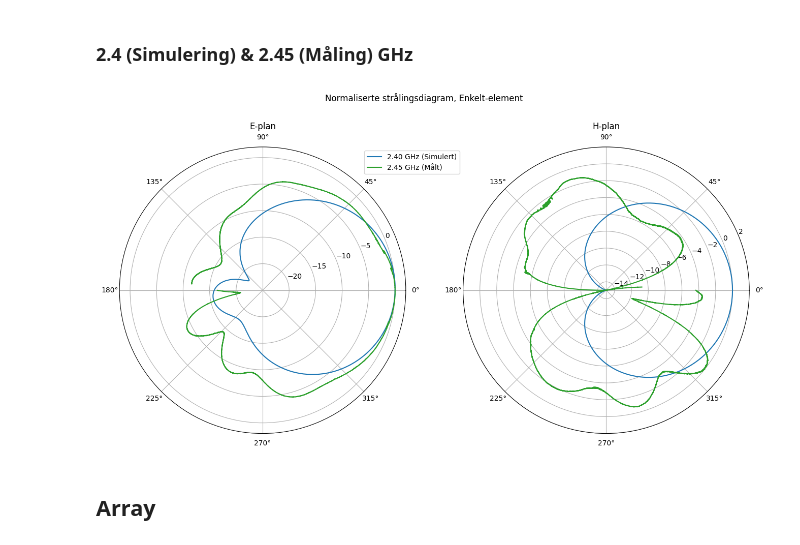
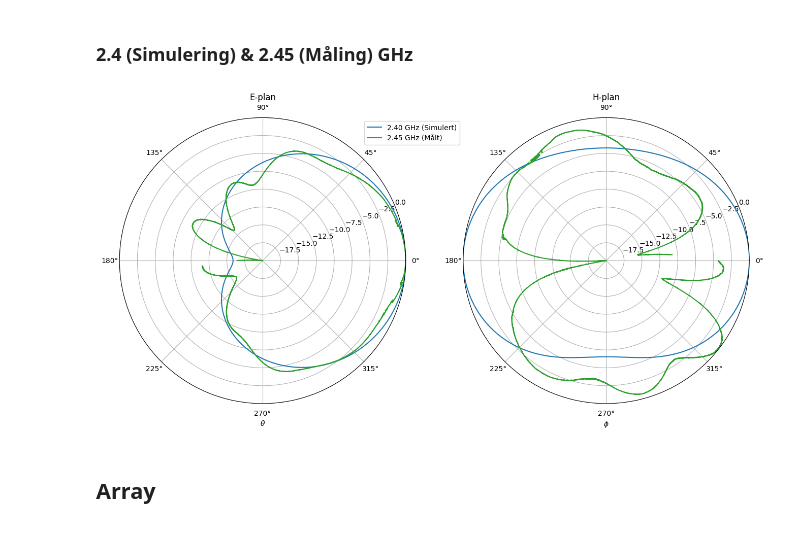
Before and after one commit to SkaugJr/TTT4215-Antenneteknikk, a Jupyter notebook: CST.ipynb, the cells around one changed output. Cells and saved outputs as stored; diff of their text form; code cells hidden in the pictures.

```diff
--- a/CST.ipynb
+++ b/CST.ipynb
@@ -289,29 +292,24 @@ for freq, data in datasets_array.items():
     e_plane2["Theta [deg.]"] = 360 - e_plane2["Theta [deg.]"]
     e_plane = pd.concat([e_plane1, e_plane2])
 
-    h_plane1 = data[data["Phi [deg.]"].isin([90])]
-    h_plane2 = data[data["Phi [deg.]"].isin([270])].copy()
-    h_plane2["Theta [deg.]"] = 360 - h_plane2["Theta [deg.]"]
-    h_plane = pd.concat([h_plane1, h_plane2])
-
     # Sorter for å unngå streker mellom ikke-sammenhengende punkter
     e_plane = e_plane.sort_values(by="Theta [deg.]")
-    h_plane = h_plane.sort_values(by="Theta [deg.]")
-    e2_plane = data[data["Theta [deg.]"].isin([90])]
+    h_plane = data[data["Theta [deg.]"].isin([90])]
 
     # E-plan
-    ax[0].plot(np.radians(e_plane["Theta [deg.]"].values), e_plane["Abs(Dir.)[dBi]"].values-max(e_plane["Abs(Dir.)[dBi]"].values), label=f"{freq}")
+    ax[0].plot(np.radians(e_plane["Theta [deg.]"].values), e_plane["Abs(Dir.)[dBi]"].values-max(e_plane["Abs(Dir.)[dBi]"].values), label=f"{freq},"+ r" $D_0$: " f"{e_plane['Abs(Dir.)[dBi]'].max():.1f} dBi")
     ax[0].set_title(r"$\phi = 0^\circ$ / $180^\circ$")
     ax[0].set_xlabel(r"$\theta$")
     ax[0].set_ylim(-30, 0)  # Tilpass r-aksen her
+    ax[0].legend(loc='lower left')
 
-    ax[1].plot(np.radians(e2_plane["Phi [deg.]"].values), e2_plane["Abs(Dir.)[dBi]"].values-max(e2_plane["Abs(Dir.)[dBi]"].values), label=f"{freq}")
+    ax[1].plot(np.radians(h_plane["Phi [deg.]"].values), h_plane["Abs(Dir.)[dBi]"].values-max(h_plane["Abs(Dir.)[dBi]"].values), label=f"{freq},"+ r" $D_0$: " f"{h_plane['Abs(Dir.)[dBi]'].max():.1f} dBi")
     ax[1].set_title(r"$\theta = 90^\circ$")
     ax[1].set_xlabel(r"$\phi$")
     ax[1].set_ylim(-30, 0)  # Tilpass r-aksen her
+    ax[1].legend(loc='lower right')
 
-ax[1].legend(loc='upper left')
-plt.suptitle("Array Frekvenser - Direktivitet")
+#plt.suptitle("Array Frekvenser - Direktivitet")
 plt.savefig('Figurer/sim_array.pdf', bbox_inches='tight')
 plt.show()
 # %% [output]
@@ -457,7 +455,7 @@ data_hplan = read_data('Strålingsdiagram_lab/hplan.h5ant')
 
 angles_eplan = data_eplan['angles']
 frequencies_eplan = data_eplan['frequencies'] / 1e9
-powers_eplan = data_eplan['powers'] - max(data_eplan['powers'])
+powers_eplan = data_eplan['powers']
 
 angles_hplan = data_hplan['angles']
 frequencies_hplan = data_hplan['frequencies'] / 1e9
@@ -500,47 +498,47 @@ df_hplan['Power'] = df_hplan['Power'] - df_hplan['Power'].max()
 
 sim_path = 'CST_Data/2_4GHz3D.txt'
 columns = ["Theta [deg.]", "Phi [deg.]", "Abs(Dir.)[dBi]", "Abs(Cross)[dBi]", "Phase(Cross)[deg.]",
            "Abs(Copol)[dBi]", "Phase(Copol)[deg.]", "Ax.Ratio[dB]"]
 
 sim_data = pd.read_csv(sim_path, skiprows=2, names=columns, sep=r"\s+")
 
-h_plane1 = sim_data[sim_data["Phi [deg.]"].isin([0])]
-h_plane2 = sim_data[sim_data["Phi [deg.]"].isin([180])].copy()
-h_plane2["Theta [deg.]"] = 360 - h_plane2["Theta [deg.]"]
-sim_h_plane = pd.concat([h_plane1, h_plane2])
-
-e_plane1 = sim_data[sim_data["Phi [deg.]"].isin([90])]
-e_plane2 = sim_data[sim_data["Phi [deg.]"].isin([270])].copy()
+e_plane1 = sim_data[sim_data["Phi [deg.]"].isin([0])]
+e_plane2 = sim_data[sim_data["Phi [deg.]"].isin([180])].copy()
 e_plane2["Theta [deg.]"] = 360 - e_plane2["Theta [deg.]"]
 sim_e_plane = pd.concat([e_plane1, e_plane2])
 
+sim_h_plane = sim_data[sim_data["Theta [deg.]"].isin([90])]
+
 sim_e_plane = sim_e_plane.sort_values(by="Theta [deg.]")
-sim_h_plane = sim_h_plane.sort_values(by="Theta [deg.]")
+sim_h_plane = sim_h_plane.sort_values(by="Phi [deg.]")
 
 # normalize the power
 sim_e_plane["Abs(Dir.)[dBi]"] = sim_e_plane["Abs(Dir.)[dBi]"] - sim_e_plane["Abs(Dir.)[dBi]"].max()
 sim_h_plane["Abs(Dir.)[dBi]"] = sim_h_plane["Abs(Dir.)[dBi]"] - sim_h_plane["Abs(Dir.)[dBi]"].max()
 
 fig, axs = plt.subplots(1, 2, subplot_kw={'projection': 'polar'}, figsize=(16, 8))
 
 # Plot for E-plan
 axs[0].plot(np.radians(sim_e_plane["Theta [deg.]"].values), sim_e_plane["Abs(Dir.)[dBi]"].values, label='2.40 GHz (Simulert)')
-axs[0].plot(np.deg2rad(360 - df_eplan.index), df_eplan['Power'], label='2.45 GHz (Målt)', color='tab:green')
+axs[0].plot(np.deg2rad(df_eplan.index), df_eplan['Power'], label='2.45 GHz (Målt)', color='tab:green')
 axs[0].legend(loc='upper right', bbox_to_anchor=(1.2, 1))
 axs[0].set_title('E-plan')
-axs[0].set_ylim(-25, 2)
+axs[0].set_ylim(-20, 0)
+axs[0].set_xlabel(r"$\theta$")
 
 # Plot for H-plan
-axs[1].plot(np.radians(sim_h_plane["Theta [deg.]"].values), sim_h_plane["Abs(Dir.)[dBi]"].values, label='2.40 GHz (Simulert)')
+axs[1].plot(np.radians(sim_h_plane["Phi [deg.]"].values), sim_h_plane["Abs(Dir.)[dBi]"].values, label='2.40 GHz (Simulert)')
 axs[1].plot(np.deg2rad(df_hplan.index+ 180), df_hplan['Power'], label='2.45 GHz (Målt)', color='tab:green')
 #axs[1].legend(loc='upper right', bbox_to_anchor=(1.3, 1))
 axs[1].set_title('H-plan')
-axs[1].set_ylim(-15, 2)
+axs[1].set_ylim(-20, 0)
+axs[1].set_xlabel(r"$\phi$")
 
-plt.suptitle('Normaliserte strålingsdiagram, Enkelt-element')
+#plt.suptitle('Normaliserte strålingsdiagram, Enkelt-element')
+plt.savefig('Figurer/element_comp.pdf', bbox_inches='tight')
 plt.show()
 # %% [output]
-[figure, old version]
+[figure, new version]
 # %% [markdown]
 ## Array
 # %% [markdown]
```
Also changed, not shown: parts of 6 cells of this notebook, 14 other files.
